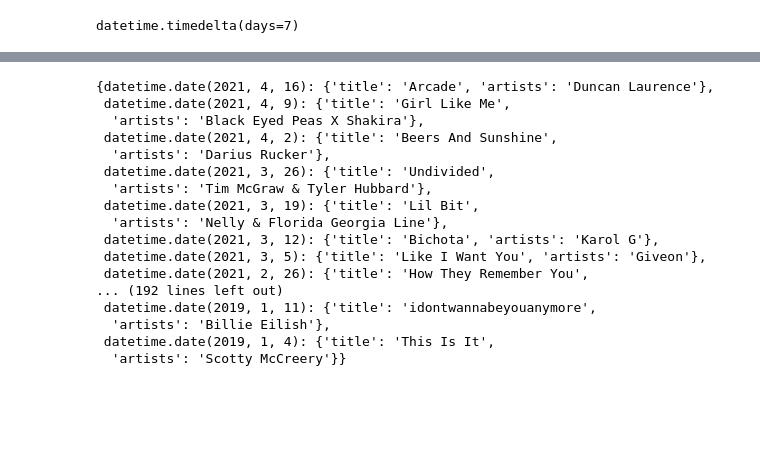
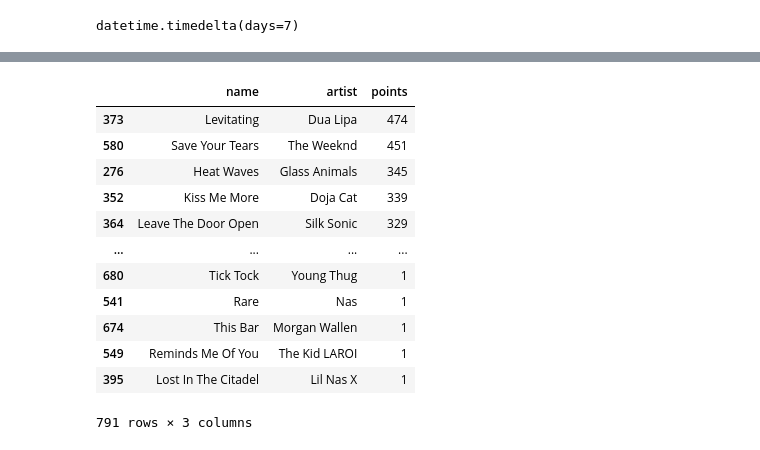
Before and after one commit to xRiku/gp-ufes, a Jupyter notebook: billboard_x_spotify.ipynb, the cells around one changed output, grey strips where cells are left out. Saved outputs shown, nothing was run; the diff lists cells and outputs as text; code cells hidden in the pictures; blank space fills up the shorter version.

```diff
--- a/billboard_x_spotify.ipynb
+++ b/billboard_x_spotify.ipynb
@@ -305,21 +204,17 @@ df
-# %%
-entries
-# %% [output]
-{datetime.date(2021, 4, 16): {'title': 'Arcade', 'artists': 'Duncan Laurence'},
- datetime.date(2021, 4, 9): {'title': 'Girl Like Me',
-  'artists': 'Black Eyed Peas X Shakira'},
- datetime.date(2021, 4, 2): {'title': 'Beers And Sunshine',
-  'artists': 'Darius Rucker'},
- datetime.date(2021, 3, 26): {'title': 'Undivided',
-  'artists': 'Tim McGraw & Tyler Hubbard'},
- datetime.date(2021, 3, 19): {'title': 'Lil Bit',
-  'artists': 'Nelly & Florida Georgia Line'},
- datetime.date(2021, 3, 12): {'title': 'Bichota', 'artists': 'Karol G'},
- datetime.date(2021, 3, 5): {'title': 'Like I Want You', 'artists': 'Giveon'},
- datetime.date(2021, 2, 26): {'title': 'How They Remember You',
-... (192 lines left out)
- datetime.date(2019, 1, 11): {'title': 'idontwannabeyouanymore',
-  'artists': 'Billie Eilish'},
- datetime.date(2019, 1, 4): {'title': 'This Is It',
-  'artists': 'Scotty McCreery'}}
+# %%
+entries.groupby(['name', 'artist'], as_index=False)['points'].agg('sum').sort_values('points', ascending=False)
+# %% [output]
+|  | name | artist | points |
+| 373 | Levitating | Dua Lipa | 474 |
+| 580 | Save Your Tears | The Weeknd | 451 |
+| 276 | Heat Waves | Glass Animals | 345 |
+| 352 | Kiss Me More | Doja Cat | 339 |
+| 364 | Leave The Door Open | Silk Sonic | 329 |
+| ... | ... | ... | ... |
+| 680 | Tick Tock | Young Thug | 1 |
+| 541 | Rare | Nas | 1 |
+| 674 | This Bar | Morgan Wallen | 1 |
+| 549 | Reminds Me Of You | The Kid LAROI | 1 |
+| 395 | Lost In The Citadel | Lil Nas X | 1 |
+791 rows × 3 columns
 # %%
```
Also changed, not shown: parts of 21 cells of this notebook, 1 other file.
